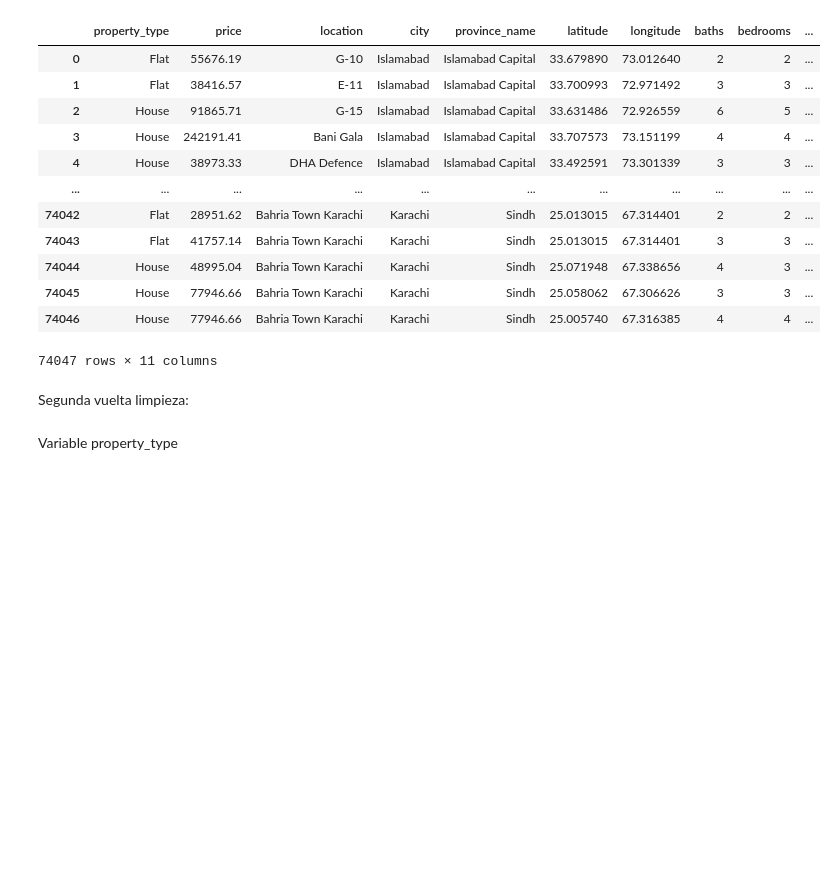
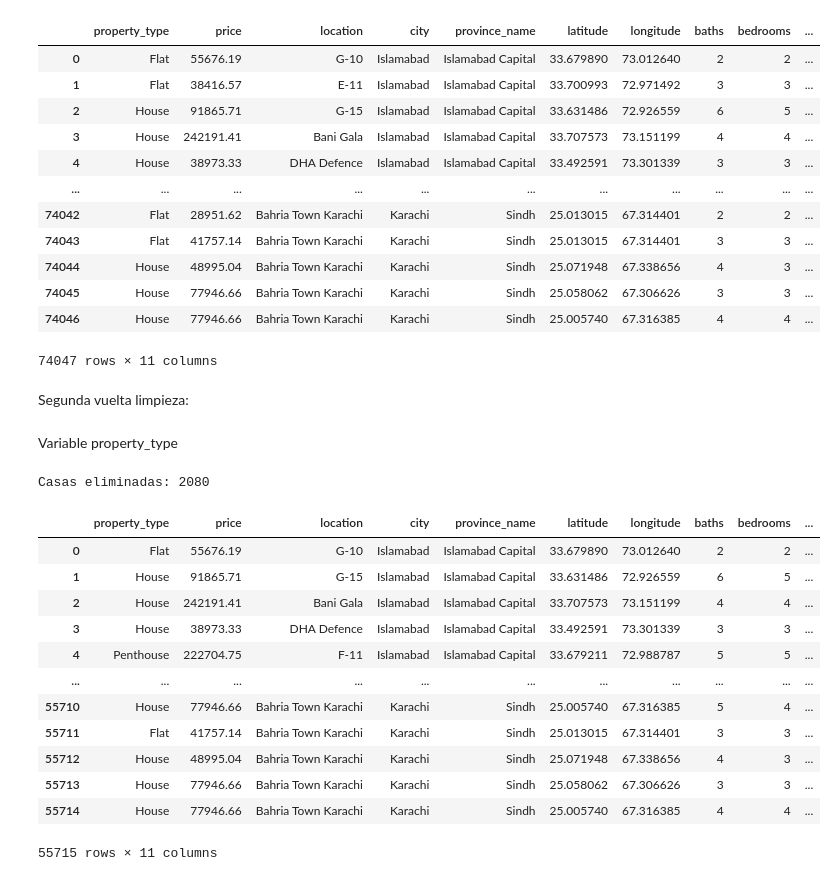
Before and after one commit to rmataixser/Practica-Machine-Learning, a Jupyter notebook: notebooks/data_cleaning_pre_train_test_split.ipynb, the cells around one changed output. Cells and saved outputs as stored; diff of their text form; code cells hidden in the pictures; blank space fills up the shorter version.

Commit message:
Eliminadas las casas de más de 2500 m2

```diff
--- a/notebooks/data_cleaning_pre_train_test_split.ipynb
+++ b/notebooks/data_cleaning_pre_train_test_split.ipynb
@@ -206,3 +206,25 @@ Segunda vuelta limpieza:
 Variable property_type
 # %%
 df = df[~((df["property_type"] == "Flat") & (df["Total_Area"] > 250))].reset_index(drop=True)
+# %%
+n_antes = len(df)
+df = df[~((df["property_type"] == "House") & (df["Total_Area"] > 2500))].reset_index(drop=True)
+print(f"Casas eliminadas: {n_antes - len(df)}")
+# %% [output]
+Casas eliminadas: 2080
+# %%
+df
+# %% [output]
+|  | property_type | price | location | city | province_name | latitude | longitude | baths | bedrooms | ... |
+| 0 | Flat | 55676.19 | G-10 | Islamabad | Islamabad Capital | 33.679890 | 73.012640 | 2 | 2 | ... |
+| 1 | House | 91865.71 | G-15 | Islamabad | Islamabad Capital | 33.631486 | 72.926559 | 6 | 5 | ... |
+| 2 | House | 242191.41 | Bani Gala | Islamabad | Islamabad Capital | 33.707573 | 73.151199 | 4 | 4 | ... |
+| 3 | House | 38973.33 | DHA Defence | Islamabad | Islamabad Capital | 33.492591 | 73.301339 | 3 | 3 | ... |
+| 4 | Penthouse | 222704.75 | F-11 | Islamabad | Islamabad Capital | 33.679211 | 72.988787 | 5 | 5 | ... |
+| ... | ... | ... | ... | ... | ... | ... | ... | ... | ... | ... |
+| 55710 | House | 77946.66 | Bahria Town Karachi | Karachi | Sindh | 25.005740 | 67.316385 | 5 | 4 | ... |
+| 55711 | Flat | 41757.14 | Bahria Town Karachi | Karachi | Sindh | 25.013015 | 67.314401 | 3 | 3 | ... |
+| 55712 | House | 48995.04 | Bahria Town Karachi | Karachi | Sindh | 25.071948 | 67.338656 | 4 | 3 | ... |
+| 55713 | House | 77946.66 | Bahria Town Karachi | Karachi | Sindh | 25.058062 | 67.306626 | 3 | 3 | ... |
+| 55714 | House | 77946.66 | Bahria Town Karachi | Karachi | Sindh | 25.005740 | 67.316385 | 4 | 4 | ... |
+55715 rows × 11 columns
```
